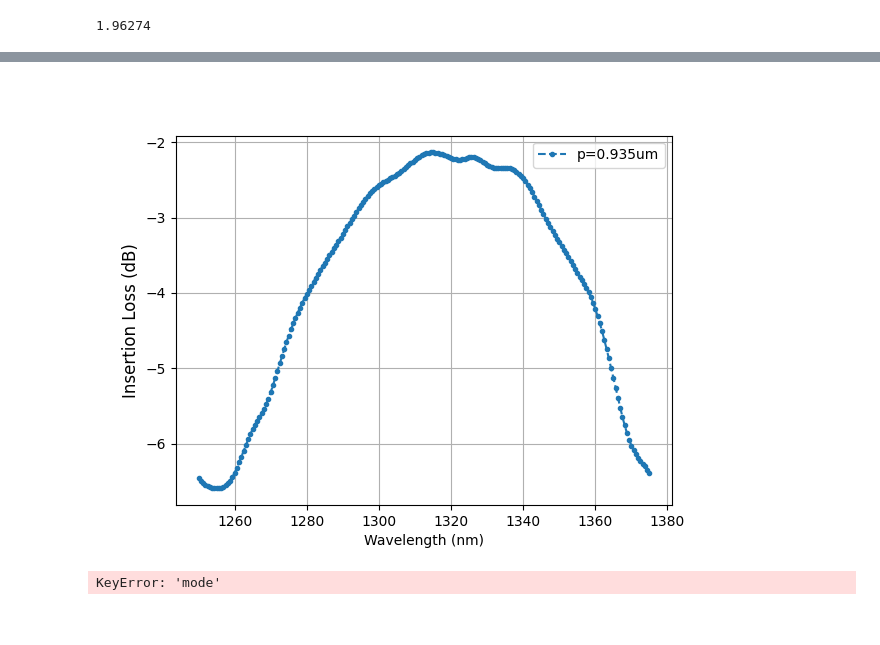
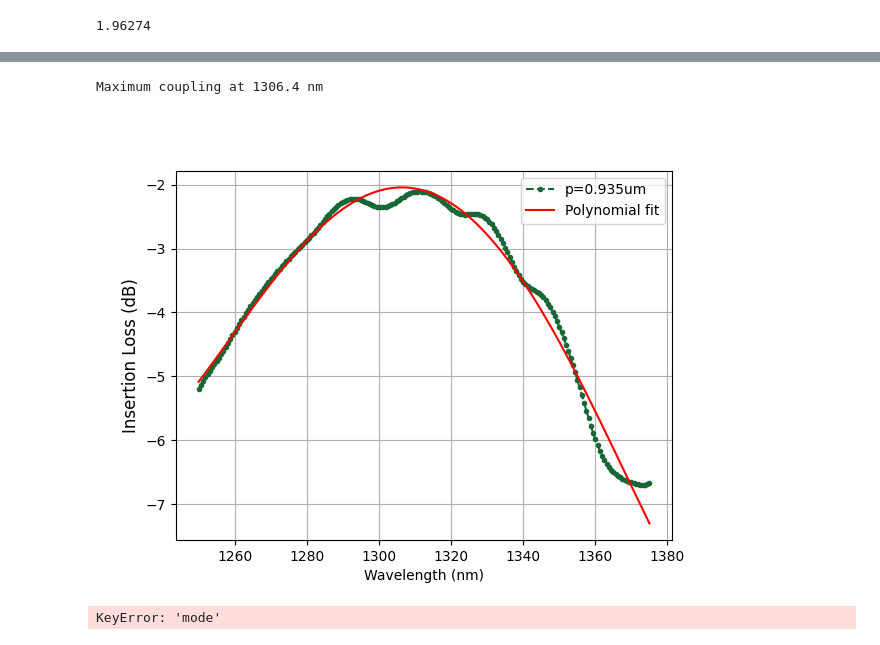
Before and after one commit to sp-sgundavarapu/tidy3d-notebooks, a Jupyter notebook: GratingCoupler_mod2.ipynb, the cells around one changed output, grey strips where cells are left out. Drawn from its saved outputs; the diff is of its cells as text; code cells hidden in the pictures.

```diff
--- a/GratingCoupler_mod2.ipynb
+++ b/GratingCoupler_mod2.ipynb
@@ -34,7 +34,7 @@ Grating couplers are relatively narrow band device. Within the working bandwidth
 box_toc = 8.4E-6
 core_toc = 2.5e-5
 si_toc = 1.8e-4
-T = 50
+T = 25
 
 n_si = 3.47 + (T-25)*si_toc
 si = td.Medium(permittivity=n_si**2)
@@ -52,7 +52,7 @@ etch_depth = 0.4  # etchindepth
 ff = 0.5  # filling fraction of the grating
 t_tox = 5.0  # top oxide layer thickness
 t_box = 5.0  # bottom oxide layer thickness
-n = 93  # number of grating teeth to create
+n = 75  # number of grating teeth to create
 # %% [markdown]
 The goal is to couple between a single-mode waveguide and a single-mode fiber with a mode field diameter of 10.8 μm at an angle of 14.5 degrees.
 # %%
@@ -276,7 +276,7 @@ def make_2d_sim_out(p: float, source_x: float) -> td.Simulation:
     return sim
 # %%
 %matplotlib widget
-sim0 = make_2d_sim_out(p=0.935, source_x=5)
+sim0 = make_2d_sim_out(p=1.0, source_x=5)
 sim0.plot(y=0, freq=freq0)
 plt.show()
 # %% [output]
@@ -305,5 +283,0 @@ where $f$ is the filling fraction, $n_{unetched}$ is the effective index of the
-# %%
-%matplotlib widget
-sim0 = make_2d_sim(p=0.935, source_x=5)
-sim0.plot(y=0, freq=freq0)
-plt.show()
@@ -357,24 +323,39 @@ sim_2d_out = job.run(path="data/gc2d_out_data.hdf5")
 # %%
 %matplotlib widget
 # pow_rx_945 = pow_rx
 # pow_rx_935_z150 = pow_rx
 flux = sim_2d_out["flux"]
-pow_in = 10*np.log10(abs(sim_2d_out["flux"].flux))
+pow_in = 10*np.log10(abs(sim_2d_out["flux"].flux.values).squeeze())
 plt.close('all')
 plt.figure()
 plt.plot(ldas*1e3, pow_in, '.--', label='p=0.935um')
+# Find wavelength of maximum coupling efficiency
+# Fit power curve with 2nd degree polynomial
+coeffs = np.polyfit(ldas*1e3, pow_in, 4)
+poly = np.poly1d(coeffs)
+
+# Find wavelength of maximum coupling using polynomial fit
+ldas_fine = np.linspace(min(ldas*1e3), max(ldas*1e3), 1000)
+pow_fit = poly(ldas_fine)
+max_ce_idx = np.argmax(pow_fit)
+max_ce_wl = ldas_fine[max_ce_idx]
+plt.plot(ldas_fine, pow_fit, 'r-', label='Polynomial fit')
+# max_ce_idx = np.argmax(pow_in)
+# max_ce_wl = ldas[max_ce_idx] * 1e3  # Convert to nm
+print(f"Maximum coupling at {max_ce_wl:.1f} nm")
 # plt.plot(ldas*1e3, pow_rx_945, '.--', label='p=0.945um_z5')
 # plt.plot(ldas*1e3, pow_rx_935, '.--', label='p=0.945um_z5')
 # plt.plot(ldas*1e3, pow_rx_935_z50, '.--', label='p=0.945um_z50')
 # plt.plot(ldas*1e3, pow_rx_935_z150, '.--', label='p=0.945um_z150')
 
 plt.xlabel("Wavelength (nm)")
 plt.ylabel("Insertion Loss (dB)", fontsize=12)
 plt.grid()
 plt.legend()
 plt.show()
 # %% [output]
+Maximum coupling at 1306.4 nm
-[figure, old version]
+[figure, new version]
 # %%
 %matplotlib widget
 # pow_rx_945 = pow_rx
```
Also changed, not shown: parts of 6 cells of this notebook, 3 other files.
